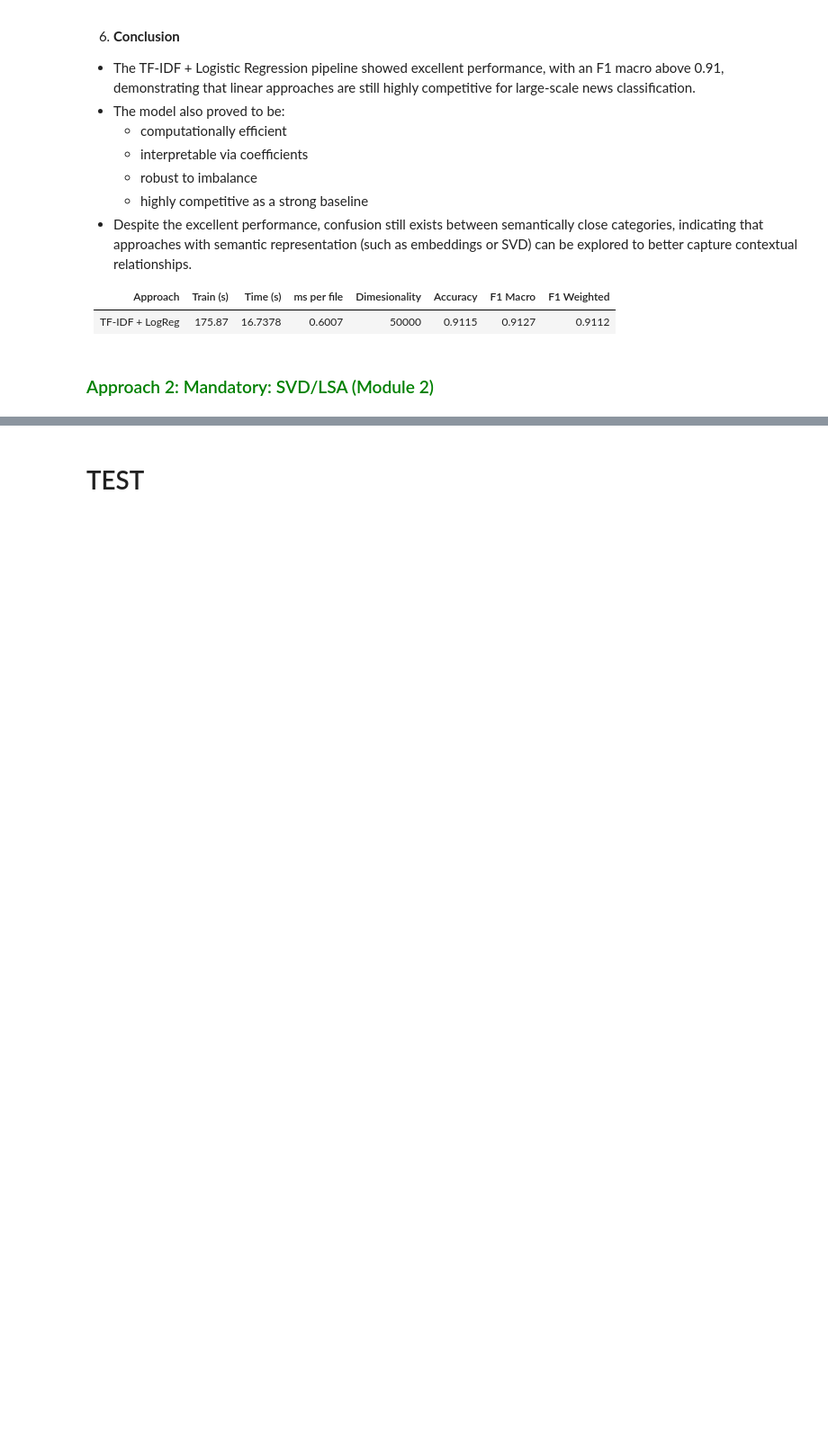
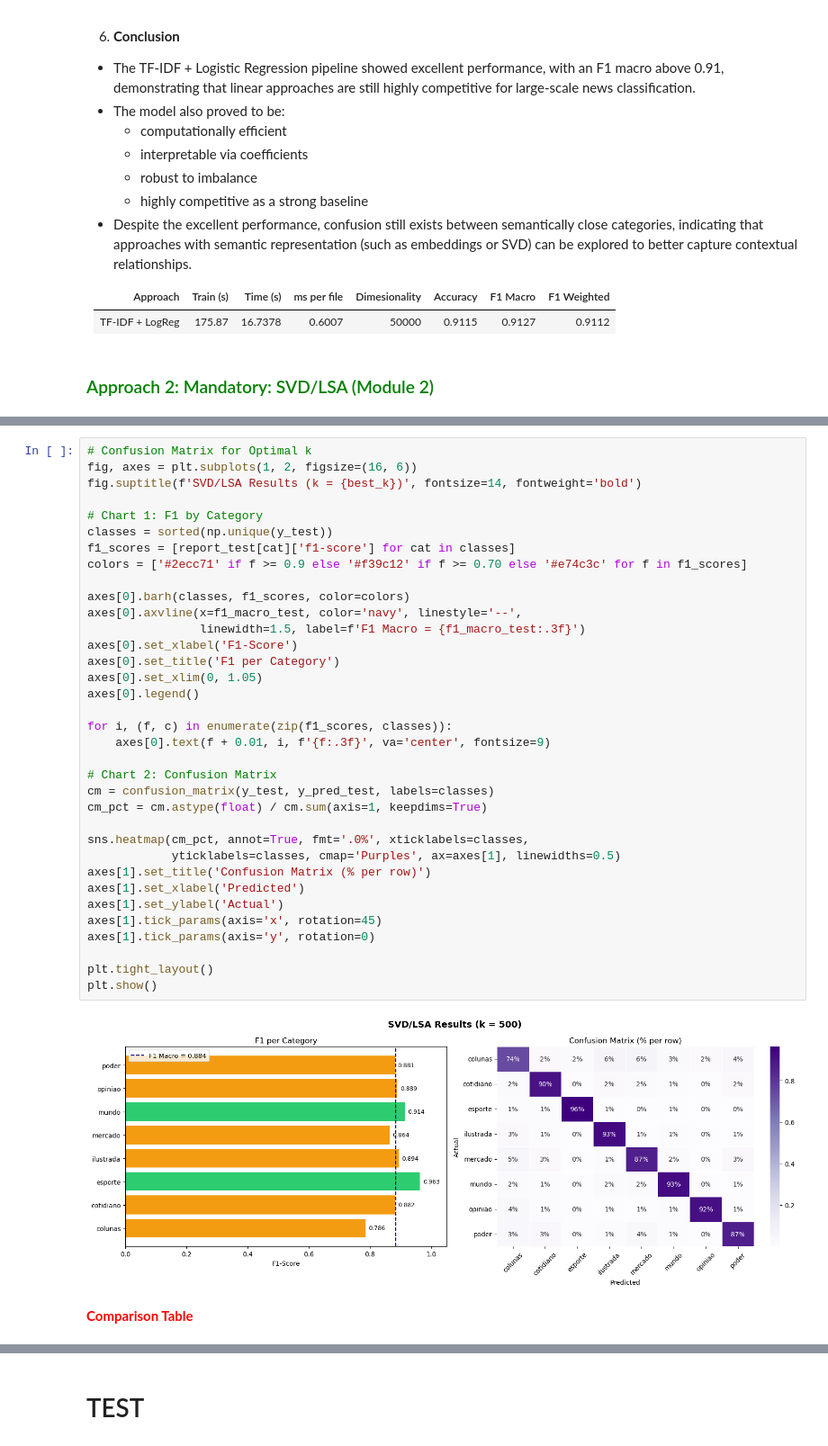
Before and after one commit to RakellM/ASN-DSA-T5, a Jupyter notebook: 31-TM/Project_1/Text_Mining-Project_1.ipynb, the cells around one changed output, grey strips where cells are left out. Shown at 90% size. Drawn from its saved outputs; the diff is of its cells as text; blank space fills up the shorter version.

```diff
--- a/31-TM/Project_1/Text_Mining-Project_1.ipynb
+++ b/31-TM/Project_1/Text_Mining-Project_1.ipynb
@@ -1073,0 +1239,39 @@ TOP 10 tokens by category:
+# %%
+# Confusion Matrix for Optimal k
+fig, axes = plt.subplots(1, 2, figsize=(16, 6))
+fig.suptitle(f'SVD/LSA Results (k = {best_k})', fontsize=14, fontweight='bold')
+
+# Chart 1: F1 by Category
+classes = sorted(np.unique(y_test))
+f1_scores = [report_test[cat]['f1-score'] for cat in classes]
+colors = ['#2ecc71' if f >= 0.9 else '#f39c12' if f >= 0.70 else '#e74c3c' for f in f1_scores]
+
+axes[0].barh(classes, f1_scores, color=colors)
+axes[0].axvline(x=f1_macro_test, color='navy', linestyle='--',
+                linewidth=1.5, label=f'F1 Macro = {f1_macro_test:.3f}')
+axes[0].set_xlabel('F1-Score')
+axes[0].set_title('F1 per Category')
+axes[0].set_xlim(0, 1.05)
+axes[0].legend()
+
+for i, (f, c) in enumerate(zip(f1_scores, classes)):
+    axes[0].text(f + 0.01, i, f'{f:.3f}', va='center', fontsize=9)
+
+# Chart 2: Confusion Matrix
+cm = confusion_matrix(y_test, y_pred_test, labels=classes)
+cm_pct = cm.astype(float) / cm.sum(axis=1, keepdims=True)
+
+sns.heatmap(cm_pct, annot=True, fmt='.0%', xticklabels=classes,
+            yticklabels=classes, cmap='Purples', ax=axes[1], linewidths=0.5)
+axes[1].set_title('Confusion Matrix (% per row)')
+axes[1].set_xlabel('Predicted')
+axes[1].set_ylabel('Actual')
+axes[1].tick_params(axis='x', rotation=45)
+axes[1].tick_params(axis='y', rotation=0)
+
+plt.tight_layout()
+plt.show()
+# %% [output]
+[figure, added]
+# %% [markdown]
+<span style="color:red">**Comparison Table**</span>
```
Also changed, not shown: parts of 12 cells of this notebook.
